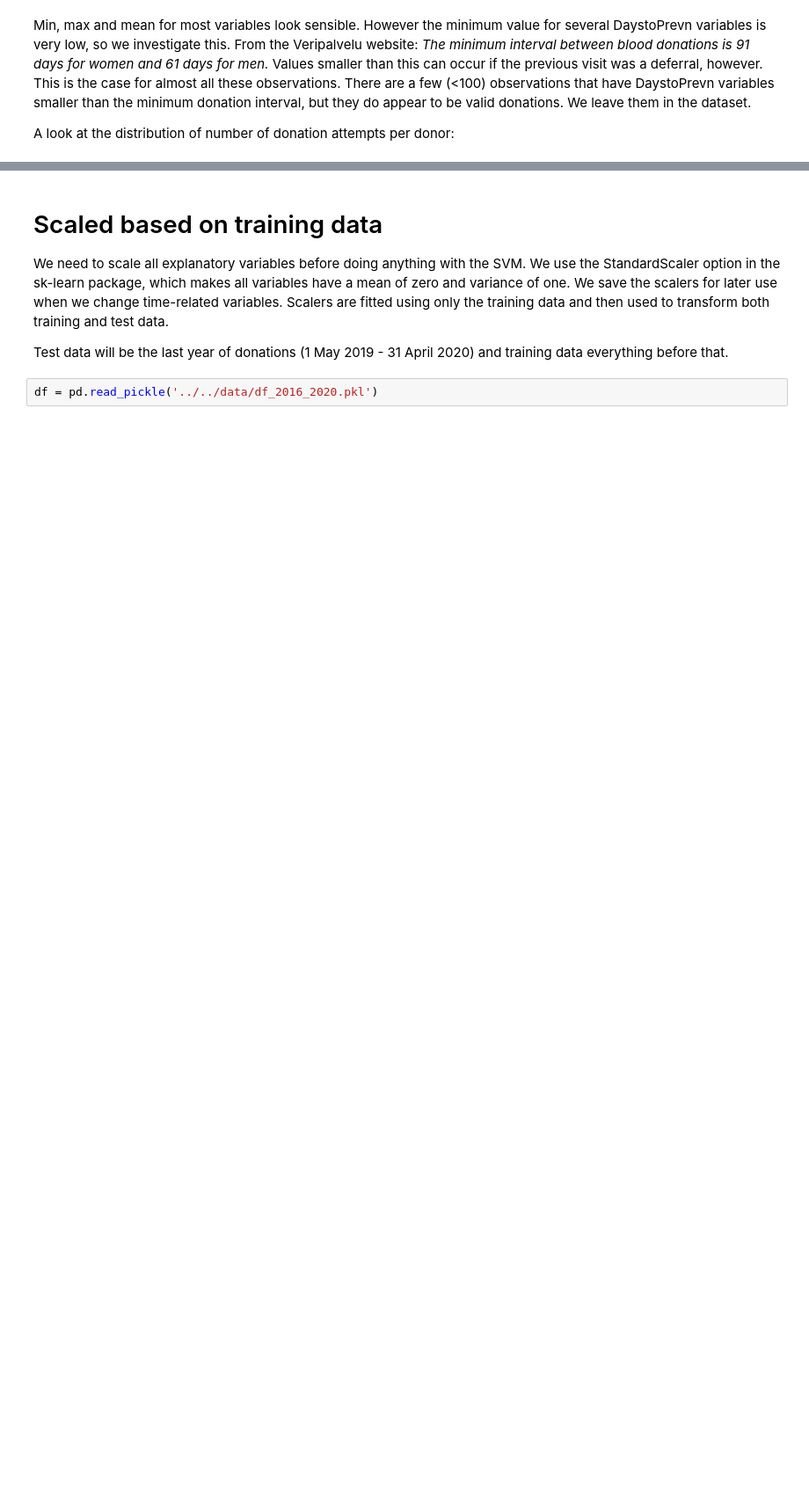
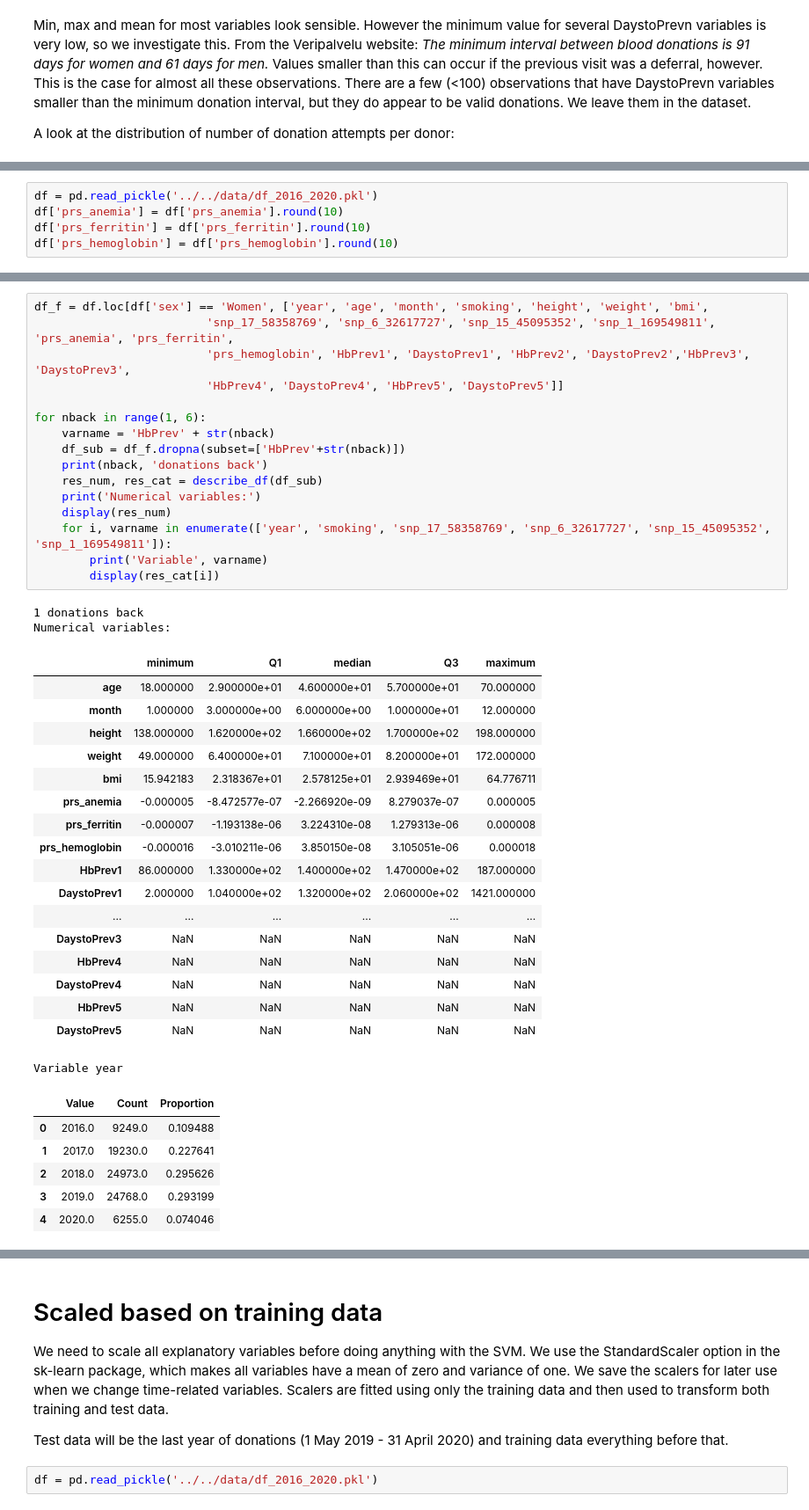
Before and after one commit to vinkenoogm/hbpred-compare, a Jupyter notebook: src/0_preprocessing.ipynb, the cells around one changed output, grey strips where cells are left out. Shown at 88% size. Saved outputs shown, nothing was run; the diff lists cells and outputs as text; blank space fills up the shorter version.

```diff
--- a/src/0_preprocessing.ipynb
+++ b/src/0_preprocessing.ipynb
@@ -175,0 +92,5 @@ max     1240.000000    185.000000   1434.000000    183.000000   1561.000000
+# %%
+df = pd.read_pickle('../../data/df_2016_2020.pkl')
+df['prs_anemia'] = df['prs_anemia'].round(10)
+df['prs_ferritin'] = df['prs_ferritin'].round(10)
+df['prs_hemoglobin'] = df['prs_hemoglobin'].round(10)
@@ -175,0 +199,43 @@ max     1240.000000    185.000000   1434.000000    183.000000   1561.000000
+# %%
+df_f = df.loc[df['sex'] == 'Women', ['year', 'age', 'month', 'smoking', 'height', 'weight', 'bmi',
+                         'snp_17_58358769', 'snp_6_32617727', 'snp_15_45095352', 'snp_1_169549811', 'prs_anemia', 'prs_ferritin',
+                         'prs_hemoglobin', 'HbPrev1', 'DaystoPrev1', 'HbPrev2', 'DaystoPrev2','HbPrev3', 'DaystoPrev3',
+                         'HbPrev4', 'DaystoPrev4', 'HbPrev5', 'DaystoPrev5']]
+
+for nback in range(1, 6):
+    varname = 'HbPrev' + str(nback)
+    df_sub = df_f.dropna(subset=['HbPrev'+str(nback)])
+    print(nback, 'donations back')
+    res_num, res_cat = describe_df(df_sub)
+    print('Numerical variables:')
+    display(res_num)
+    for i, varname in enumerate(['year', 'smoking', 'snp_17_58358769', 'snp_6_32617727', 'snp_15_45095352', 'snp_1_169549811']):
+        print('Variable', varname)
+        display(res_cat[i])
+# %% [output]
+1 donations back
+Numerical variables:
+|  | minimum | Q1 | median | Q3 | maximum |
+| age | 18.000000 | 2.900000e+01 | 4.600000e+01 | 5.700000e+01 | 70.000000 |
+| month | 1.000000 | 3.000000e+00 | 6.000000e+00 | 1.000000e+01 | 12.000000 |
+| height | 138.000000 | 1.620000e+02 | 1.660000e+02 | 1.700000e+02 | 198.000000 |
+| weight | 49.000000 | 6.400000e+01 | 7.100000e+01 | 8.200000e+01 | 172.000000 |
+| bmi | 15.942183 | 2.318367e+01 | 2.578125e+01 | 2.939469e+01 | 64.776711 |
+| prs_anemia | -0.000005 | -8.472577e-07 | -2.266920e-09 | 8.279037e-07 | 0.000005 |
+| prs_ferritin | -0.000007 | -1.193138e-06 | 3.224310e-08 | 1.279313e-06 | 0.000008 |
+| prs_hemoglobin | -0.000016 | -3.010211e-06 | 3.850150e-08 | 3.105051e-06 | 0.000018 |
+| HbPrev1 | 86.000000 | 1.330000e+02 | 1.400000e+02 | 1.470000e+02 | 187.000000 |
+| DaystoPrev1 | 2.000000 | 1.040000e+02 | 1.320000e+02 | 2.060000e+02 | 1421.000000 |
+| ... | ... | ... | ... | ... | ... |
+| DaystoPrev3 | NaN | NaN | NaN | NaN | NaN |
+| HbPrev4 | NaN | NaN | NaN | NaN | NaN |
+| DaystoPrev4 | NaN | NaN | NaN | NaN | NaN |
+| HbPrev5 | NaN | NaN | NaN | NaN | NaN |
+| DaystoPrev5 | NaN | NaN | NaN | NaN | NaN |
+Variable year
+|  | Value | Count | Proportion |
+| 0 | 2016.0 | 9249.0 | 0.109488 |
+| 1 | 2017.0 | 19230.0 | 0.227641 |
+| 2 | 2018.0 | 24973.0 | 0.295626 |
+| 3 | 2019.0 | 24768.0 | 0.293199 |
+| 4 | 2020.0 | 6255.0 | 0.074046 |
```
Also changed, not shown: parts of 24 cells of this notebook, 57 other files.
